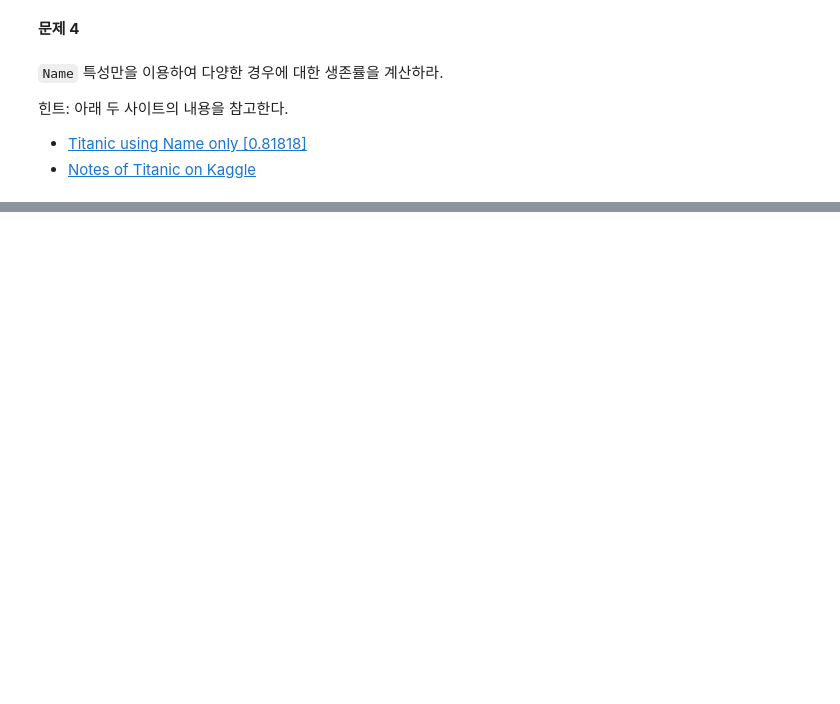
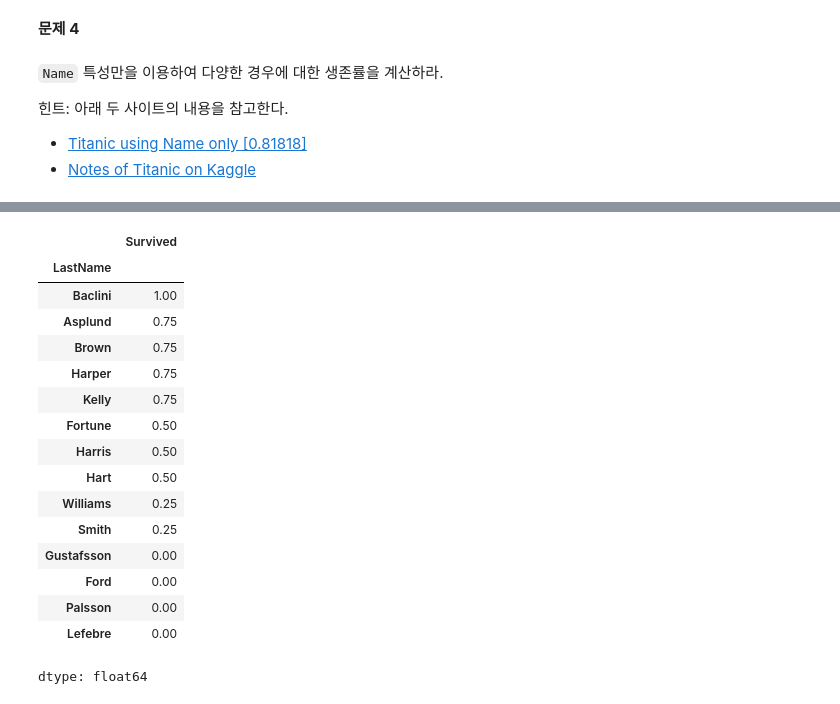
Before and after one commit to sh-coding/-, a Jupyter notebook: practices/practice-probability.ipynb, the cells around one changed output, grey strips where cells are left out. Cells and saved outputs as stored; diff of their text form; code cells hidden in the pictures; blank space fills up the shorter version.

```diff
--- a/practices/practice-probability.ipynb
+++ b/practices/practice-probability.ipynb
@@ -835,0 +975,21 @@ dtype: int64
+# %%
+f_df = titanic[titanic['FamilySize'] == 4].copy()
+f_df.groupby('LastName')['Survived'].mean().sort_values(ascending=False)
+# %% [output]
+|  | Survived |
+| LastName |  |
+| Baclini | 1.00 |
+| Asplund | 0.75 |
+| Brown | 0.75 |
+| Harper | 0.75 |
+| Kelly | 0.75 |
+| Fortune | 0.50 |
+| Harris | 0.50 |
+| Hart | 0.50 |
+| Williams | 0.25 |
+| Smith | 0.25 |
+| Gustafsson | 0.00 |
+| Ford | 0.00 |
+| Palsson | 0.00 |
+| Lefebre | 0.00 |
+dtype: float64
```
Also changed, not shown: parts of 19 cells of this notebook.
